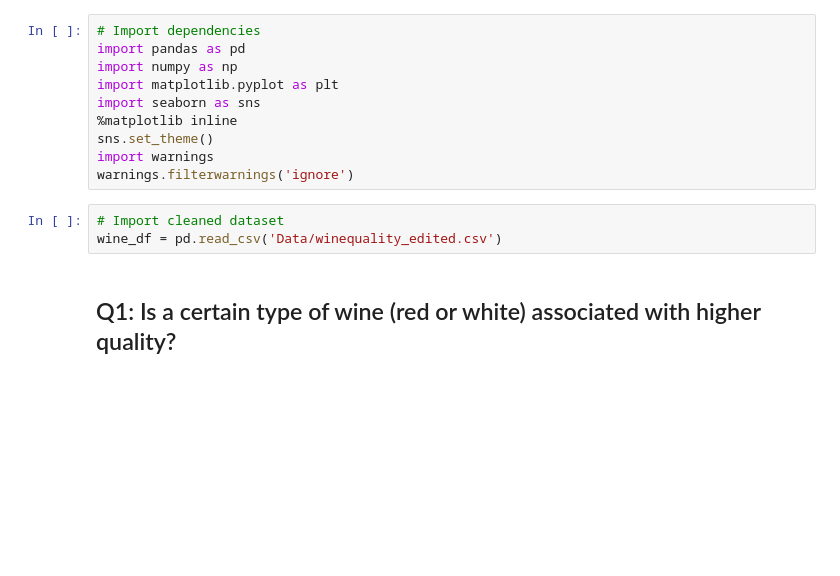
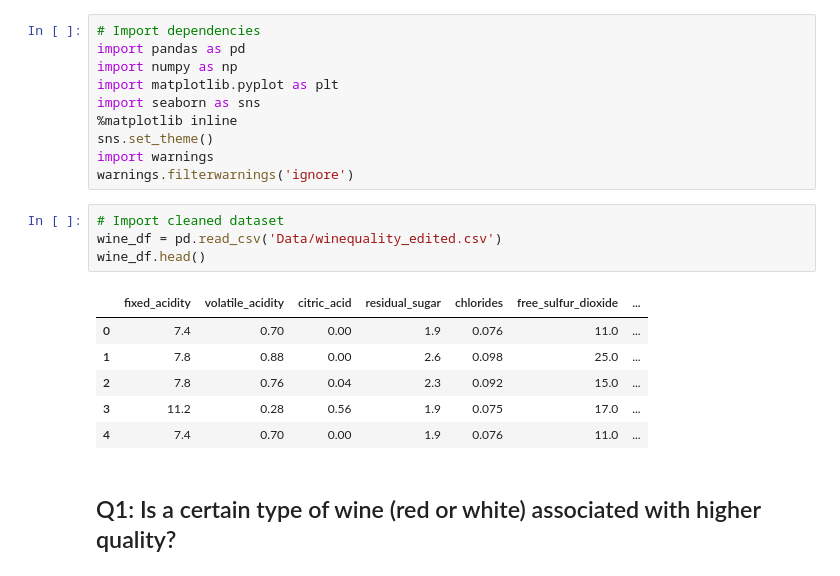
Before and after one commit to AndrejaCH/Wine_Quality_Analysis, a Jupyter notebook: Wine_Quality_Analysis.ipynb, the cells around one changed output. Saved outputs shown, nothing was run; the diff lists cells and outputs as text; blank space fills up the shorter version.

```diff
--- a/Wine_Quality_Analysis.ipynb
+++ b/Wine_Quality_Analysis.ipynb
@@ -13,6 +13,14 @@ warnings.filterwarnings('ignore')
 # %%
 # Import cleaned dataset
 wine_df = pd.read_csv('Data/winequality_edited.csv')
+wine_df.head()
+# %% [output]
+|  | fixed_acidity | volatile_acidity | citric_acid | residual_sugar | chlorides | free_sulfur_dioxide | ... |
+| 0 | 7.4 | 0.70 | 0.00 | 1.9 | 0.076 | 11.0 | ... |
+| 1 | 7.8 | 0.88 | 0.00 | 2.6 | 0.098 | 25.0 | ... |
+| 2 | 7.8 | 0.76 | 0.04 | 2.3 | 0.092 | 15.0 | ... |
+| 3 | 11.2 | 0.28 | 0.56 | 1.9 | 0.075 | 17.0 | ... |
+| 4 | 7.4 | 0.70 | 0.00 | 1.9 | 0.076 | 11.0 | ... |
 # %% [markdown]
 ## Q1: Is a certain type of wine (red or white) associated with higher quality?
 # %%
```
Also changed, not shown: 1 other file.
